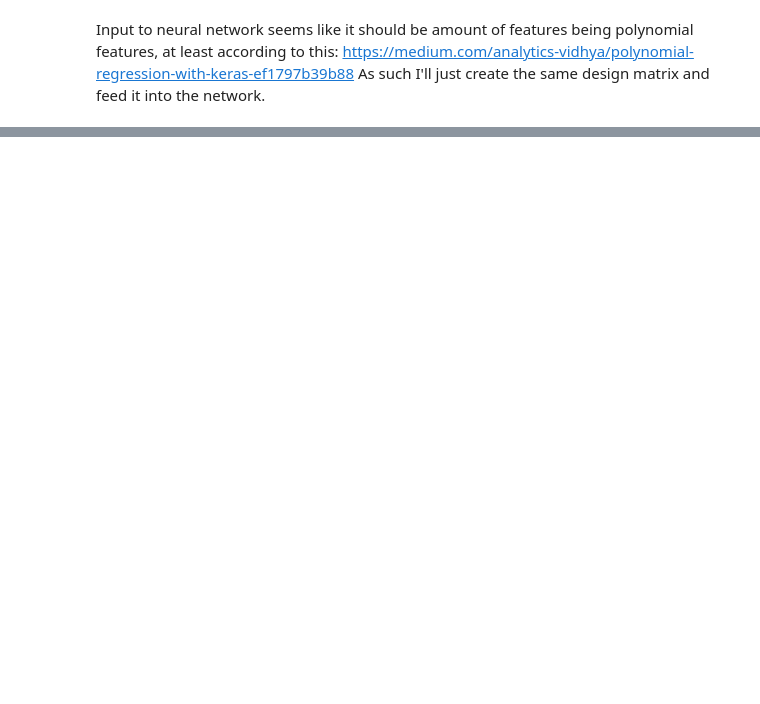
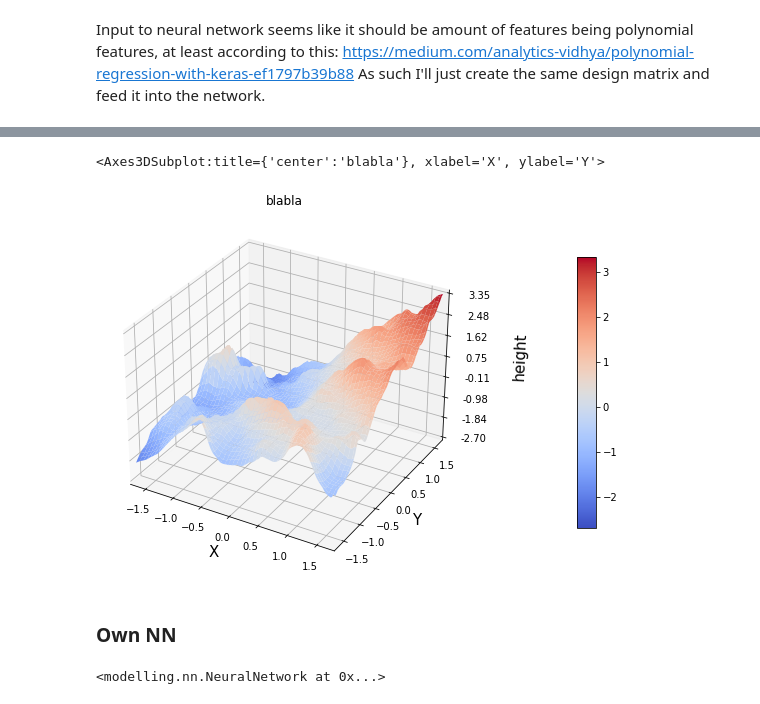
Before and after one commit to oliverif/FYS-STK4155-project2, a Jupyter notebook: notebooks/20211030 - NeuralNetwork.ipynb, the cells around one changed output, grey strips where cells are left out. Saved outputs shown, nothing was run; the diff lists cells and outputs as text; code cells hidden in the pictures; blank space fills up the shorter version.

```diff
--- a/notebooks/20211030 - NeuralNetwork.ipynb
+++ b/notebooks/20211030 - NeuralNetwork.ipynb
@@ -35,0 +61,20 @@ ValueError: operands could not be broadcast together with shapes (100,100) (50,5
+# %%
+X, z = create_dataset('../data/raw/SRTM_data_Norway_1.tif')
+X_train, X_test, z_train, z_test = train_test_split(X,z, test_size=0.2)
+Xscaler = StandardScaler().fit(X_train)
+zscaler = StandardScaler().fit(z_train)
+
+X_train = Xscaler.transform(X_train)
+z_train = zscaler.transform(z_train)
+# %%
+plot_surf_from_X(X_train,z_train,'blabla')
+# %% [output]
+<Axes3DSubplot:title={'center':'blabla'}, xlabel='X', ylabel='Y'>
+[figure, added]
+# %% [markdown]
+### Own NN
+# %%
+nn3 = NeuralNetwork(use_momentum=False,hidden_activation = 'relu')
+nn3.fit(X_train,z_train,n_epochs = 1000)
+# %% [output]
+<modelling.nn.NeuralNetwork at 0x...>
```
Also changed, not shown: parts of 27 cells of this notebook, 4 other files.
